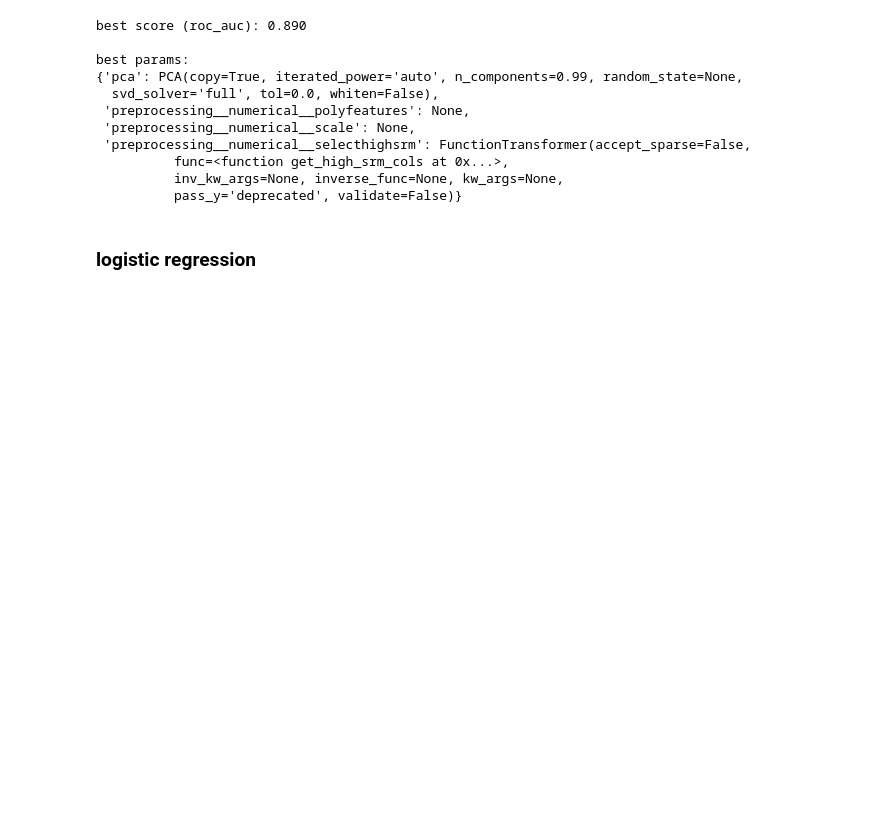
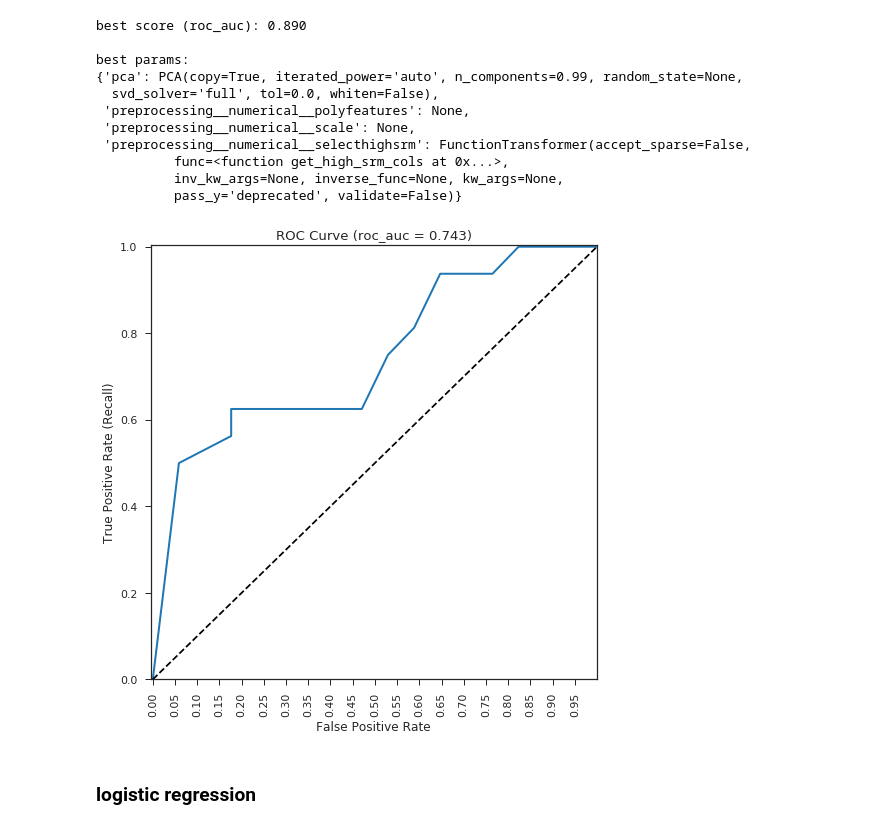
Before and after one commit to romainmartinez/fatigue, a Jupyter notebook: 0_predict.ipynb, the cells around one changed output. Saved outputs shown, nothing was run; the diff lists cells and outputs as text; code cells hidden in the pictures; blank space fills up the shorter version.

```diff
--- a/0_predict.ipynb
+++ b/0_predict.ipynb
@@ -151,7 +149,7 @@ pipeline_preprocessing = FeatureUnion([
     ('numerical', pipeline_numerical)
 ])
 # %%
-from sklearn.metrics import precision_recall_curve, roc_curve, classification_report
+from sklearn.metrics import precision_recall_curve, roc_curve, classification_report, roc_auc_score
 from sklearn.model_selection import GridSearchCV
 from sklearn.metrics import confusion_matrix
 import pprint
@@ -215,8 +213,9 @@ class GridSearchWrapper:
     def roc_curve(self, X, y):
         y_scores = self.grid_search.predict_proba(X)[:, 1]
         fpr, tpr, auc_thresholds = roc_curve(y, y_scores)
+        roc_auc = roc_auc_score(y, y_scores)
         plt.figure(figsize=(8,8))
-        plt.title('ROC Curve')
+        plt.title(f'ROC Curve (roc_auc = {roc_auc:.3f})')
         plt.plot(fpr, tpr, linewidth=2)
         plt.plot([0, 1], [0, 1], 'k--')
         plt.axis([-0.005, 1, 0, 1.005])
@@ -347,6 +307,10 @@ best params:
           func=<function get_high_srm_cols at 0x...>,
           inv_kw_args=None, inverse_func=None, kw_args=None,
           pass_y='deprecated', validate=False)}
+# %%
+wrapper.roc_curve(X_test, y_test)
+# %% [output]
+[figure, added]
 # %% [markdown]
 ### logistic regression
 # %%
```
Also changed, not shown: parts of 9 cells of this notebook.
